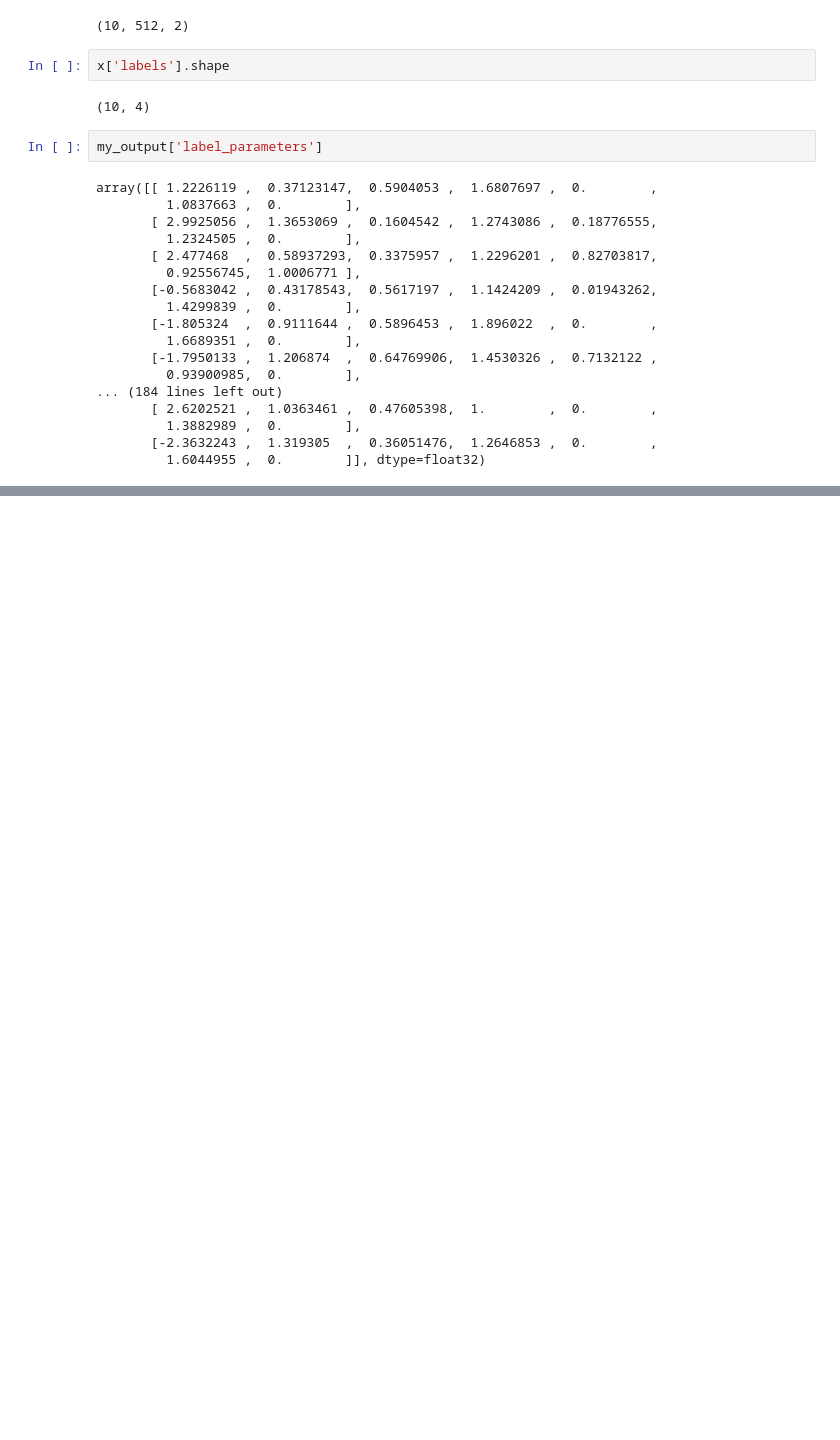
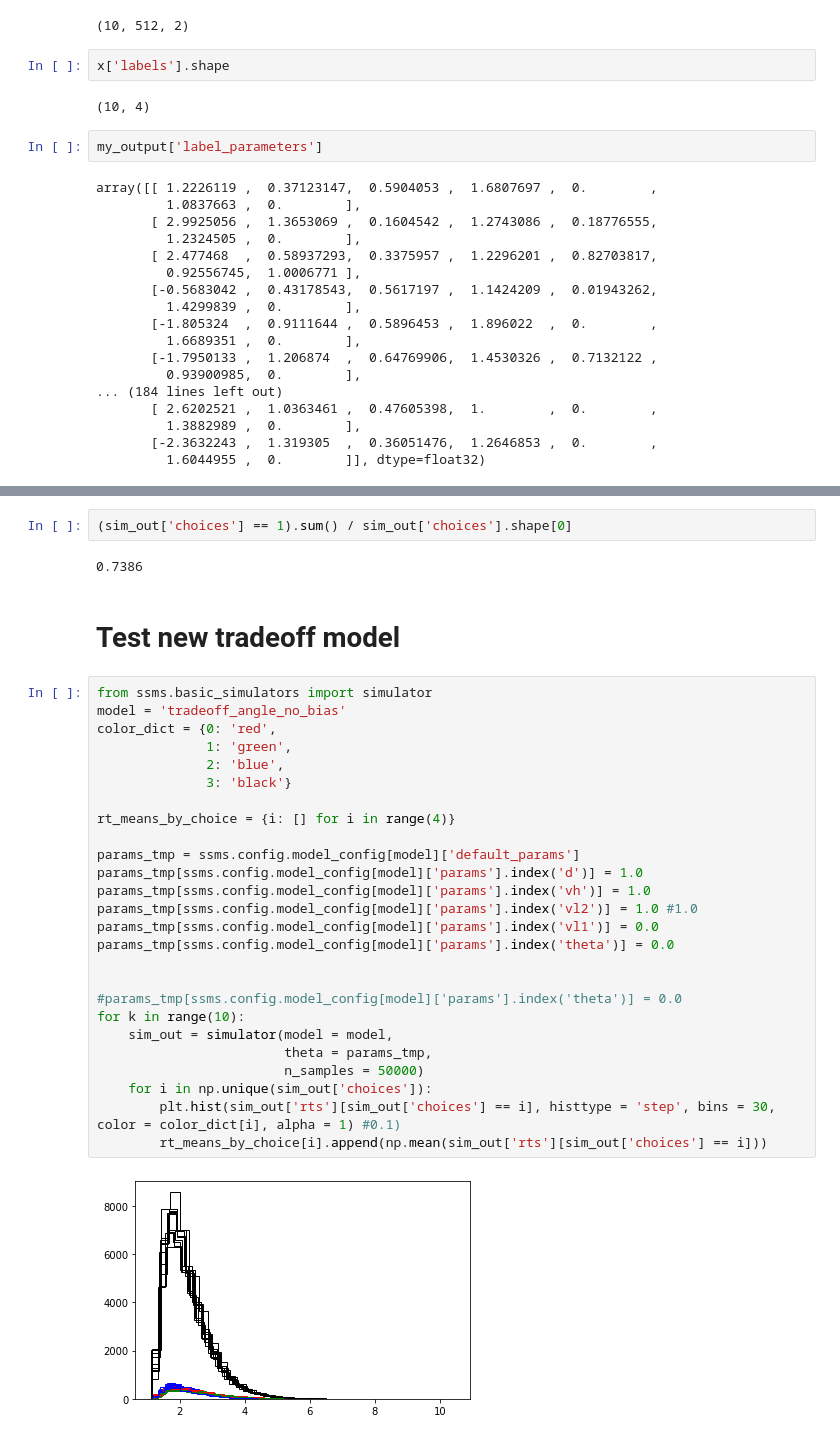
Before and after one commit to AlexanderFengler/ssm-simulators, a Jupyter notebook: basic_tutorial_tmp.ipynb, the cells around one changed output, grey strips where cells are left out. Drawn from its saved outputs; the diff is of its cells as text; blank space fills up the shorter version.

```diff
--- a/basic_tutorial_tmp.ipynb
+++ b/basic_tutorial_tmp.ipynb
@@ -217,0 +293,34 @@ array([[ 1.2226119 ,  0.37123147,  0.5904053 ,  1.6807697 ,  0.        ,
+# %%
+(sim_out['choices'] == 1).sum() / sim_out['choices'].shape[0]
+# %% [output]
+0.7386
+# %% [markdown]
+# Test new tradeoff model
+# %%
+from ssms.basic_simulators import simulator
+model = 'tradeoff_angle_no_bias'
+color_dict = {0: 'red',
+              1: 'green',
+              2: 'blue',
+              3: 'black'}
+
+rt_means_by_choice = {i: [] for i in range(4)}
+
+params_tmp = ssms.config.model_config[model]['default_params']
+params_tmp[ssms.config.model_config[model]['params'].index('d')] = 1.0
+params_tmp[ssms.config.model_config[model]['params'].index('vh')] = 1.0
+params_tmp[ssms.config.model_config[model]['params'].index('vl2')] = 1.0 #1.0
+params_tmp[ssms.config.model_config[model]['params'].index('vl1')] = 0.0
+params_tmp[ssms.config.model_config[model]['params'].index('theta')] = 0.0
+
+
+#params_tmp[ssms.config.model_config[model]['params'].index('theta')] = 0.0
+for k in range(10):
+    sim_out = simulator(model = model,
+                        theta = params_tmp,
+                        n_samples = 50000)
+    for i in np.unique(sim_out['choices']):
+        plt.hist(sim_out['rts'][sim_out['choices'] == i], histtype = 'step', bins = 30, color = color_dict[i], alpha = 1) #0.1)
+        rt_means_by_choice[i].append(np.mean(sim_out['rts'][sim_out['choices'] == i]))
+# %% [output]
+[figure, added]
```
Also changed, not shown: parts of 14 cells of this notebook, 9 other files.
